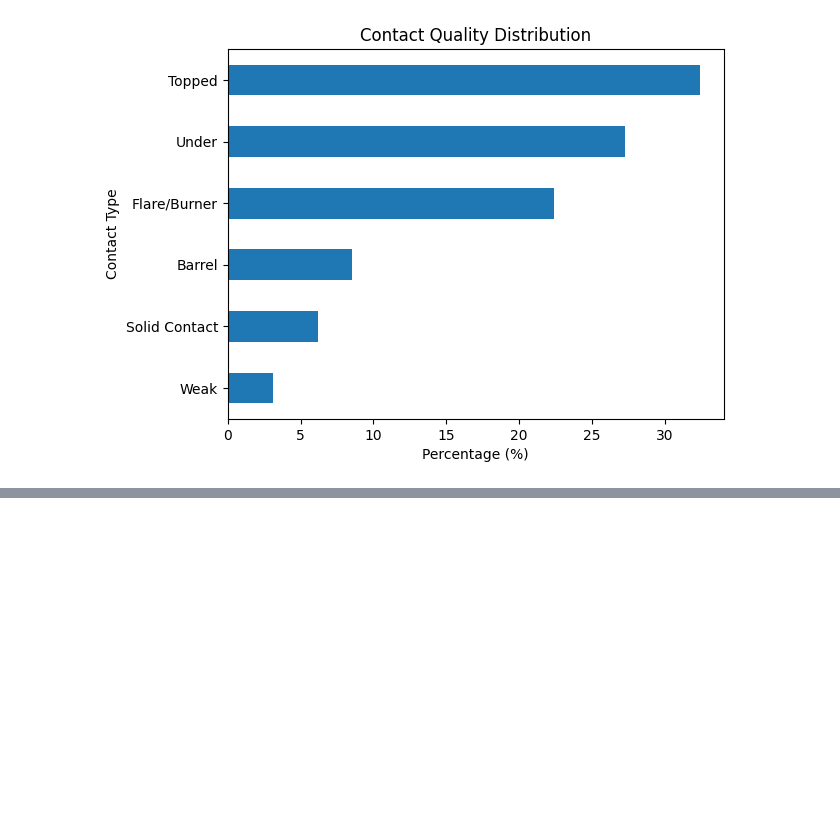
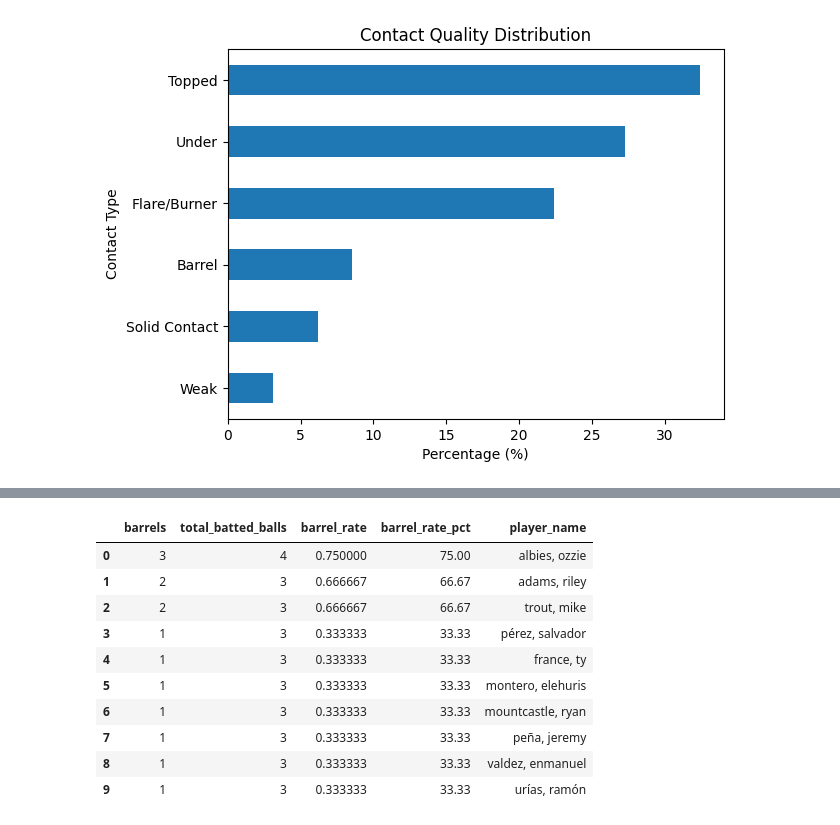
Before and after one commit to tpatel00/mlb-analytics-pipeline, a Jupyter notebook: notebooks/analysis.ipynb, the cells around one changed output, grey strips where cells are left out. Cells and saved outputs as stored; diff of their text form; code cells hidden in the pictures; blank space fills up the shorter version.

Commit message:
Getting to gold visuals and tables

```diff
--- a/notebooks/analysis.ipynb
+++ b/notebooks/analysis.ipynb
@@ -118,0 +151,57 @@ plt.show()
+# %%
+# Create gold level table for barrel rate (HITTERS ONLY)
+
+import numpy as np
+from pybaseball import playerid_reverse_lookup
+
+hitter_barrels = df_cleaned.dropna(subset=['launch_speed_angle']).copy()
+
+hitter_barrels['barrel'] = np.where(hitter_barrels['launch_speed_angle'] == 6, 1, 0)
+
+hitter_barrel_stats = hitter_barrels.groupby('batter')['barrel'].agg(['sum', 'count'])
+
+hitter_barrel_stats = hitter_barrel_stats.rename(columns={"sum": "barrels", "count": "total_batted_balls"}) # Rename aggregated columns
+
+hitter_barrel_stats['barrel_rate'] = hitter_barrel_stats['barrels'] / hitter_barrel_stats['total_batted_balls'] # Calculate barrel rate
+hitter_barrel_stats = hitter_barrel_stats[hitter_barrel_stats['total_batted_balls'] >= 3] # Get at least 3 batted balls per player for sample size
+hitter_barrel_stats["barrel_rate_pct"] = (hitter_barrel_stats["barrel_rate"] * 100).round(2) # Create clean display column for percentage
+hitter_barrel_stats = hitter_barrel_stats.sort_values("barrel_rate", ascending=False)
+
+# Get unique batter IDs from your cleaned data
+unique_batters = df_cleaned["batter"].dropna().unique()
+
+# Look up batter names using MLBAM IDs
+batter_names_df = playerid_reverse_lookup(
+    unique_batters,
+    key_type="mlbam"
+)
+
+# Format names as "Last, First" to match Statcast player_name format
+batter_names_df["player_name"] = (
+    batter_names_df["name_last"] + ", " + batter_names_df["name_first"]
+)
+
+# Merge names onto hitter barrel stats
+hitter_barrel_stats = hitter_barrel_stats.merge(
+    batter_names_df[["key_mlbam", "player_name"]],
+    left_on="batter",
+    right_on="key_mlbam",
+    how="left"
+)
+
+# Drop duplicate ID column from lookup
+hitter_barrel_stats = hitter_barrel_stats.drop(columns=["key_mlbam"])
+
+hitter_barrel_stats.head(10)
+# %% [output]
+|  | barrels | total_batted_balls | barrel_rate | barrel_rate_pct | player_name |
+| 0 | 3 | 4 | 0.750000 | 75.00 | albies, ozzie |
+| 1 | 2 | 3 | 0.666667 | 66.67 | adams, riley |
+| 2 | 2 | 3 | 0.666667 | 66.67 | trout, mike |
+| 3 | 1 | 3 | 0.333333 | 33.33 | pérez, salvador |
+| 4 | 1 | 3 | 0.333333 | 33.33 | france, ty |
+| 5 | 1 | 3 | 0.333333 | 33.33 | montero, elehuris |
+| 6 | 1 | 3 | 0.333333 | 33.33 | mountcastle, ryan |
+| 7 | 1 | 3 | 0.333333 | 33.33 | peña, jeremy |
+| 8 | 1 | 3 | 0.333333 | 33.33 | valdez, enmanuel |
+| 9 | 1 | 3 | 0.333333 | 33.33 | urías, ramón |
```
Also changed, not shown: parts of 2 cells of this notebook.
